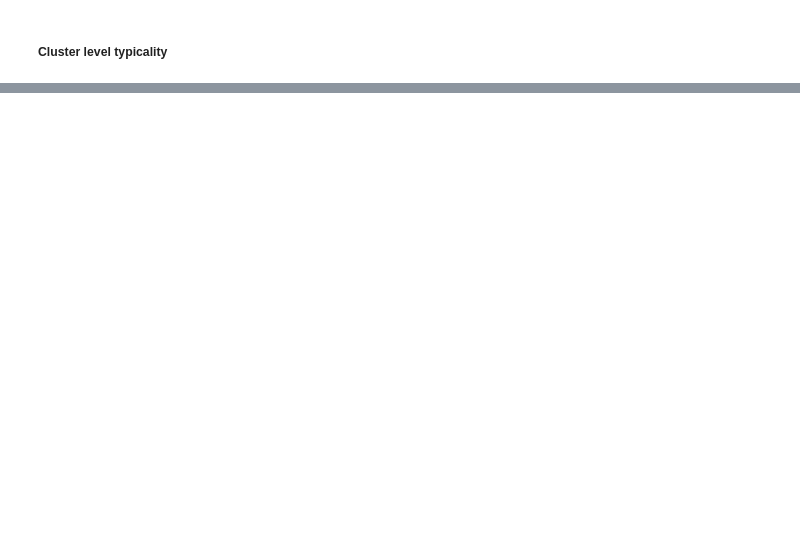
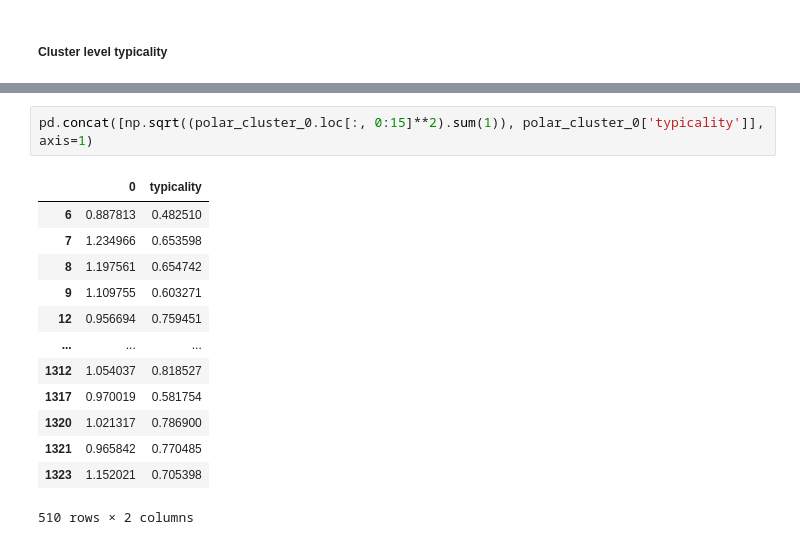
Before and after one commit to Brain-Bridge-Lab/membatross, a Jupyter notebook: membatross_euclidean.ipynb, the cells around one changed output, grey strips where cells are left out. Drawn from its saved outputs; the diff is of its cells as text; blank space fills up the shorter version.

```diff
--- a/membatross_euclidean.ipynb
+++ b/membatross_euclidean.ipynb
@@ -594,3 +701,19 @@ Covariance Type:            nonrobust
 
 Notes:
 [1] Standard Errors assume that the covariance matrix of the errors is correctly specified.
+# %%
+pd.concat([np.sqrt((polar_cluster_0.loc[:, 0:15]**2).sum(1)), polar_cluster_0['typicality']], axis=1)
+# %% [output]
+|  | 0 | typicality |
+| 6 | 0.887813 | 0.482510 |
+| 7 | 1.234966 | 0.653598 |
+| 8 | 1.197561 | 0.654742 |
+| 9 | 1.109755 | 0.603271 |
+| 12 | 0.956694 | 0.759451 |
+| ... | ... | ... |
+| 1312 | 1.054037 | 0.818527 |
+| 1317 | 0.970019 | 0.581754 |
+| 1320 | 1.021317 | 0.786900 |
+| 1321 | 0.965842 | 0.770485 |
+| 1323 | 1.152021 | 0.705398 |
+510 rows × 2 columns
```
Also changed, not shown: parts of 37 cells of this notebook, 2 other files.
